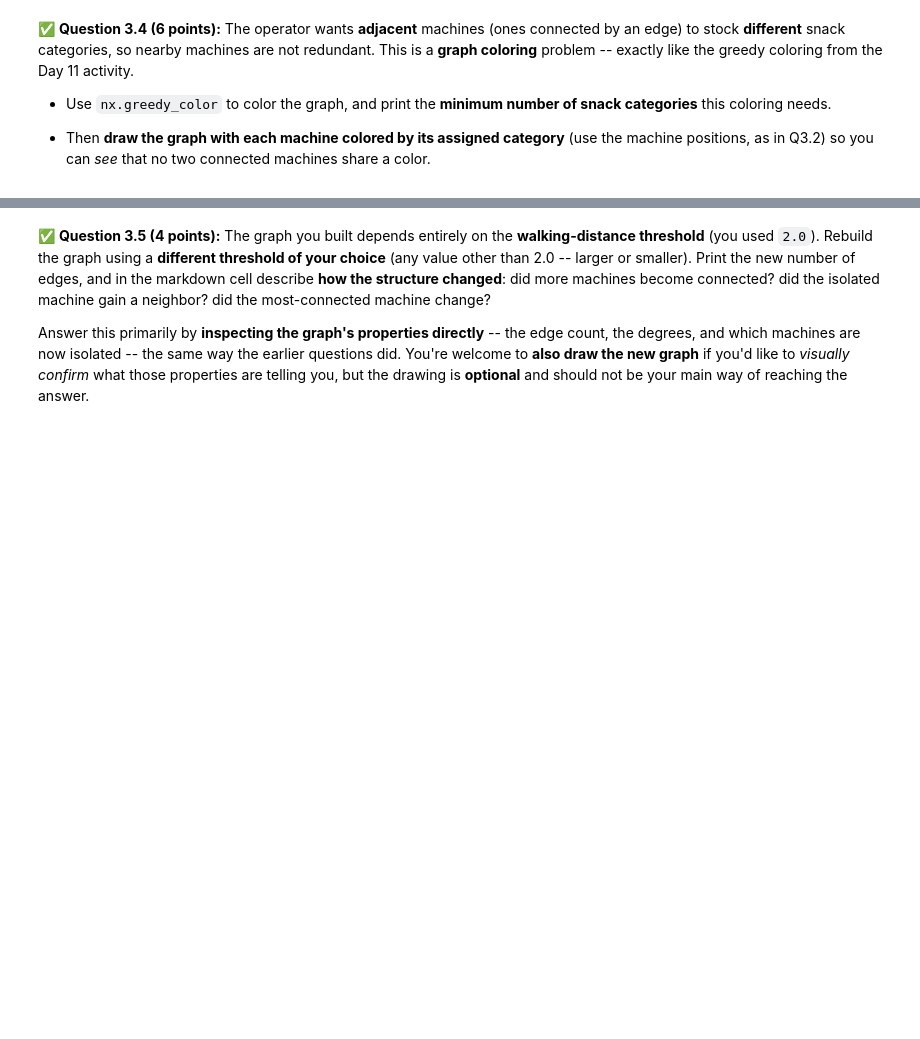
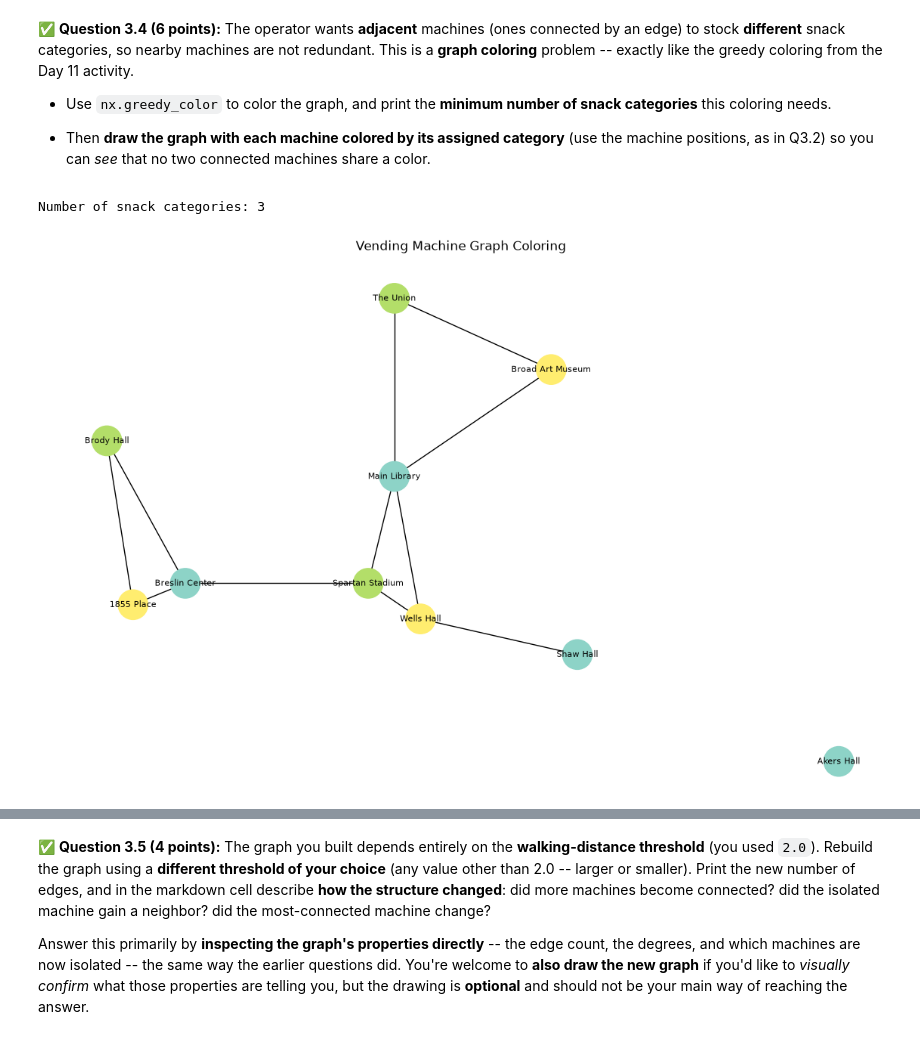
Before and after one commit to Joseph-wang1/CMSE202-f26-turnin, a Jupyter notebook: hw-02/HW02-ABMandGraphTheory-STUDENT.ipynb, the cells around one changed output, grey strips where cells are left out. Cells and saved outputs as stored; diff of their text form; code cells hidden in the pictures; blank space fills up the shorter version.

```diff
--- a/hw-02/HW02-ABMandGraphTheory-STUDENT.ipynb
+++ b/hw-02/HW02-ABMandGraphTheory-STUDENT.ipynb
@@ -754,3 +830,34 @@ coloring** problem -- exactly like the greedy coloring from the Day 11 activity.
+# %%
+# Put your code for Question 3.4 here.
+colors = nx.greedy_color(G, strategy="largest_first")
+
+n_categories = max(colors.values()) + 1
+print("Number of snack categories:", n_categories)
+
+positions = nx.get_node_attributes(G, "pos")
+
+node_colors = []
+
+for name in G.nodes:
+    node_colors.append(colors[name])
+
+plt.figure(figsize=(11, 7))
+
+nx.draw(
+    G,
+    pos=positions,
+    with_labels=True,
+    node_color=node_colors,
+    cmap=plt.cm.Set3,
+    node_size=800,
+    font_size=8
+)
+
+plt.title("Vending Machine Graph Coloring")
+plt.show()
+# %% [output]
+Number of snack categories: 3
+[figure, added]
 # %% [markdown]
 <!-- END QUESTION -->
 <!-- DO NOT MODIFY OR DELETE THIS CELL -->
```
Also changed, not shown: parts of 13 cells of this notebook.
